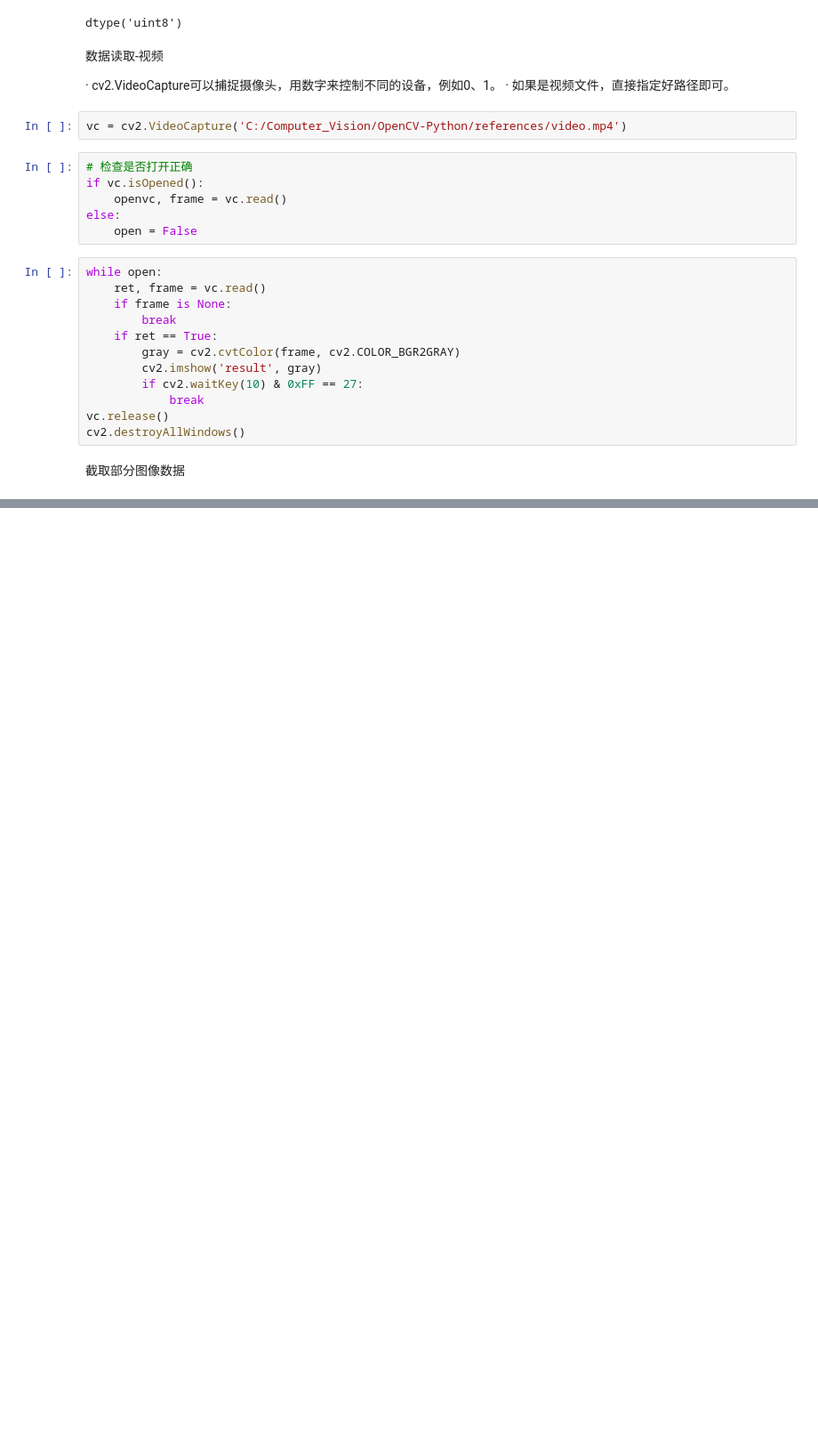
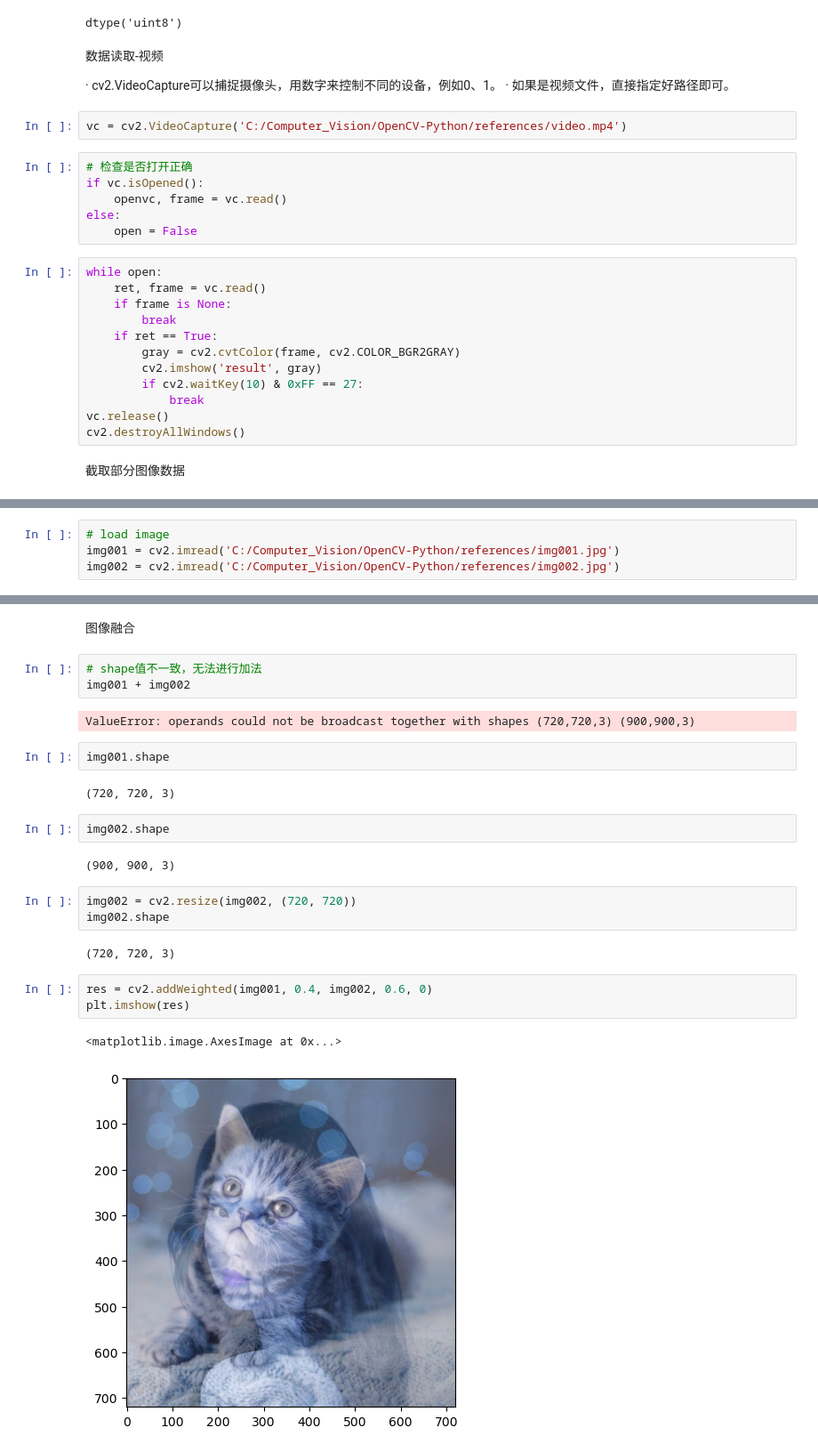
Before and after one commit to Alvy2024/opencv-python-tutorial, a Jupyter notebook: basic_image_processing_001.ipynb, the cells around one changed output, grey strips where cells are left out. Shown at 89% size. Drawn from its saved outputs; the diff is of its cells as text; blank space fills up the shorter version.

```diff
--- a/basic_image_processing_001.ipynb
+++ b/basic_image_processing_001.ipynb
@@ -115,0 +211,4 @@ img = cv2.imread()
+# %%
+# load image
+img001 = cv2.imread('C:/Computer_Vision/OpenCV-Python/references/img001.jpg')
+img002 = cv2.imread('C:/Computer_Vision/OpenCV-Python/references/img002.jpg')
@@ -115,0 +251,26 @@ img = cv2.imread()
+# %% [markdown]
+图像融合
+# %%
+# shape值不一致，无法进行加法
+img001 + img002
+# %% [output]
+ValueError: operands could not be broadcast together with shapes (720,720,3) (900,900,3)
+# %%
+img001.shape
+# %% [output]
+(720, 720, 3)
+# %%
+img002.shape
+# %% [output]
+(900, 900, 3)
+# %%
+img002 = cv2.resize(img002, (720, 720))
+img002.shape
+# %% [output]
+(720, 720, 3)
+# %%
+res = cv2.addWeighted(img001, 0.4, img002, 0.6, 0)
+plt.imshow(res)
+# %% [output]
+<matplotlib.image.AxesImage at 0x...>
+[figure, added]
```
Also changed, not shown: parts of 35 cells of this notebook.
